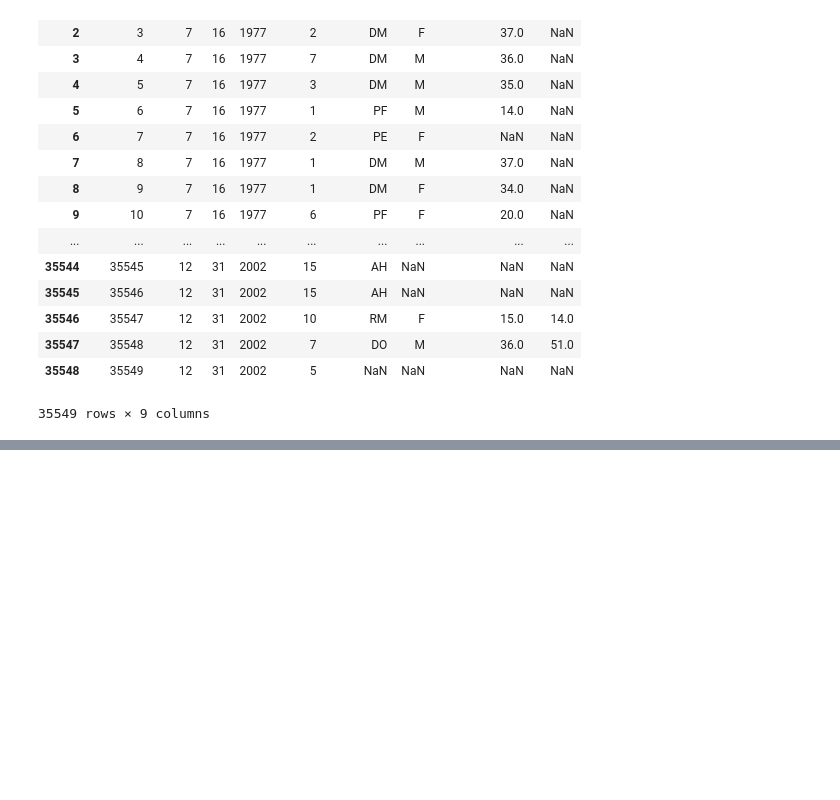
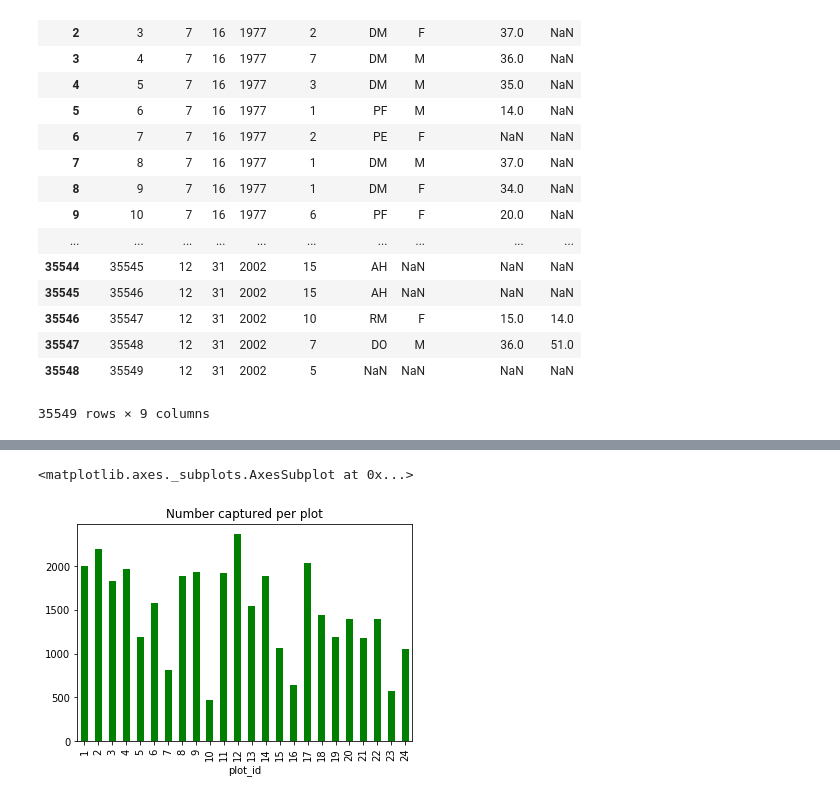
Before and after one commit to mumu3489/BCB546X-Fall2018, a Jupyter notebook: course-files/python/03-pandas-lesson.ipynb, the cells around one changed output, grey strips where cells are left out. Cells and saved outputs as stored; diff of their text form; code cells hidden in the pictures; blank space fills up the shorter version.

```diff
--- a/course-files/python/03-pandas-lesson.ipynb
+++ b/course-files/python/03-pandas-lesson.ipynb
@@ -308,0 +384,9 @@ surveys_df
+# %%
+total_count = surveys_df.groupby('plot_id')['record_id'].nunique()
+# %%
+total_count.plot(kind='bar',
+                 title='Number captured per plot',
+                 color='green')
+# %% [output]
+<matplotlib.axes._subplots.AxesSubplot at 0x...>
+[figure, added]
```
Also changed, not shown: parts of 20 cells of this notebook.
